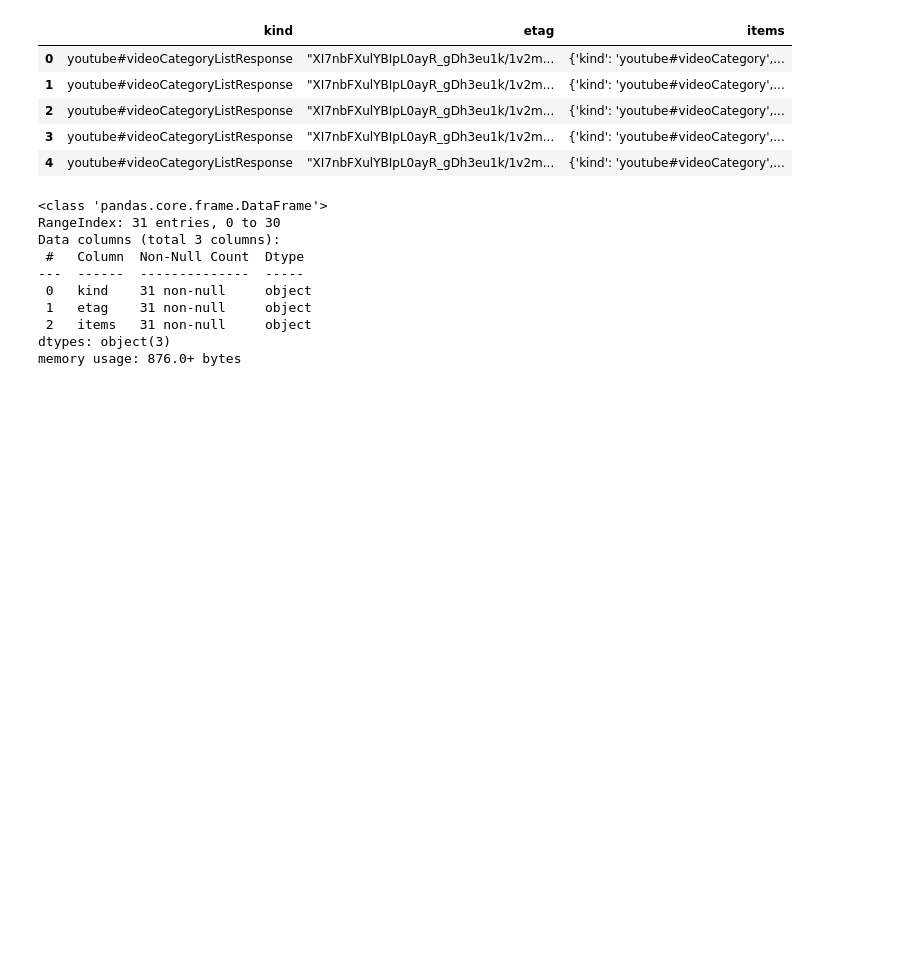
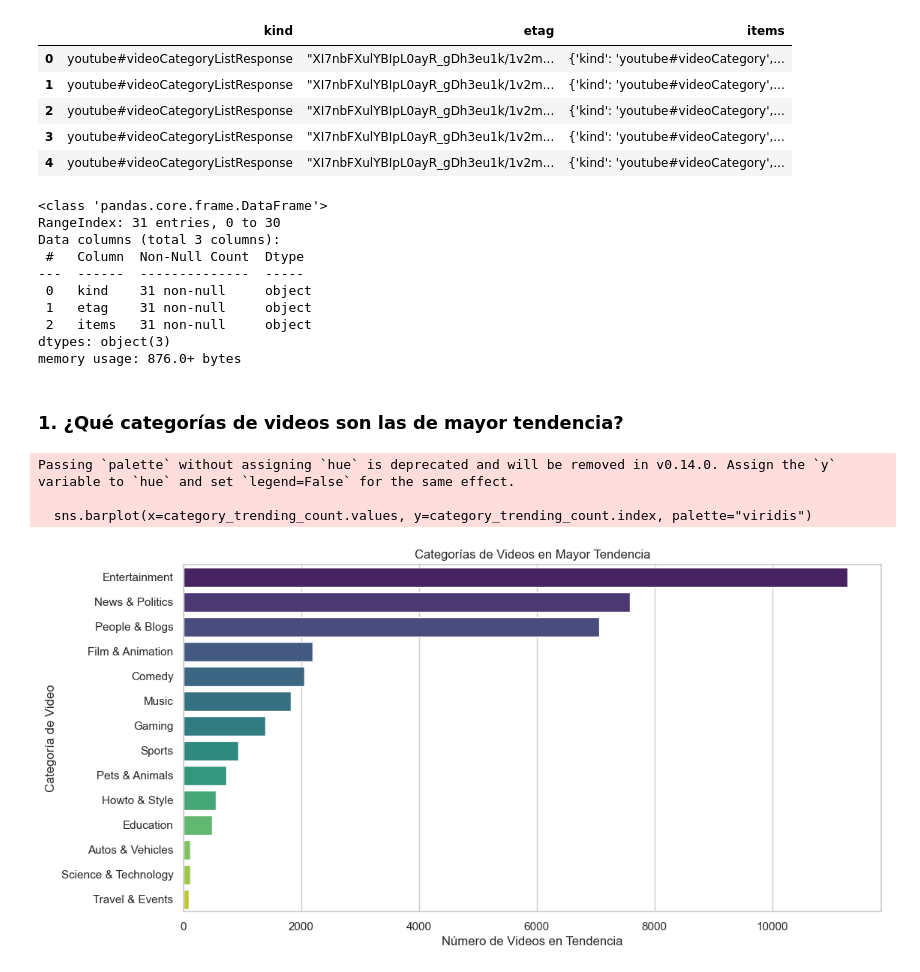
Before and after one commit to DiegoEBV/CRISP-DM-KRS, a Jupyter notebook: code/KR.ipynb, the cells around one changed output. Cells and saved outputs as stored; diff of their text form; code cells hidden in the pictures; blank space fills up the shorter version.

```diff
--- a/code/KR.ipynb
+++ b/code/KR.ipynb
@@ -310,3 +341,27 @@ Data columns (total 3 columns):
  2   items   31 non-null     object
 dtypes: object(3)
 memory usage: 876.0+ bytes
+# %%
+# Crear un diccionario para mapear los IDs con los nombres de las categorías
+category_mapping = {int(item['id']): item['snippet']['title'] for item in data['items'] if item['snippet']['assignable']}
+
+# Agregar una columna con el nombre de la categoría en el DataFrame principal
+df['category_name'] = df['category_id'].map(category_mapping)
+# %% [markdown]
+### 1. ¿Qué categorías de videos son las de mayor tendencia?
+# %%
+# Contar la frecuencia de cada categoría
+category_trending_count = df['category_name'].value_counts()
+
+# Graficar
+plt.figure(figsize=(12, 6))
+sns.barplot(x=category_trending_count.values, y=category_trending_count.index, palette="viridis")
+plt.title("Categorías de Videos en Mayor Tendencia")
+plt.xlabel("Número de Videos en Tendencia")
+plt.ylabel("Categoría de Video")
+plt.show()
+# %% [output]
+Passing `palette` without assigning `hue` is deprecated and will be removed in v0.14.0. Assign the `y` variable to `hue` and set `legend=False` for the same effect.
+
+  sns.barplot(x=category_trending_count.values, y=category_trending_count.index, palette="viridis")
+[figure, added]
```
Also changed, not shown: parts of 17 cells of this notebook.
